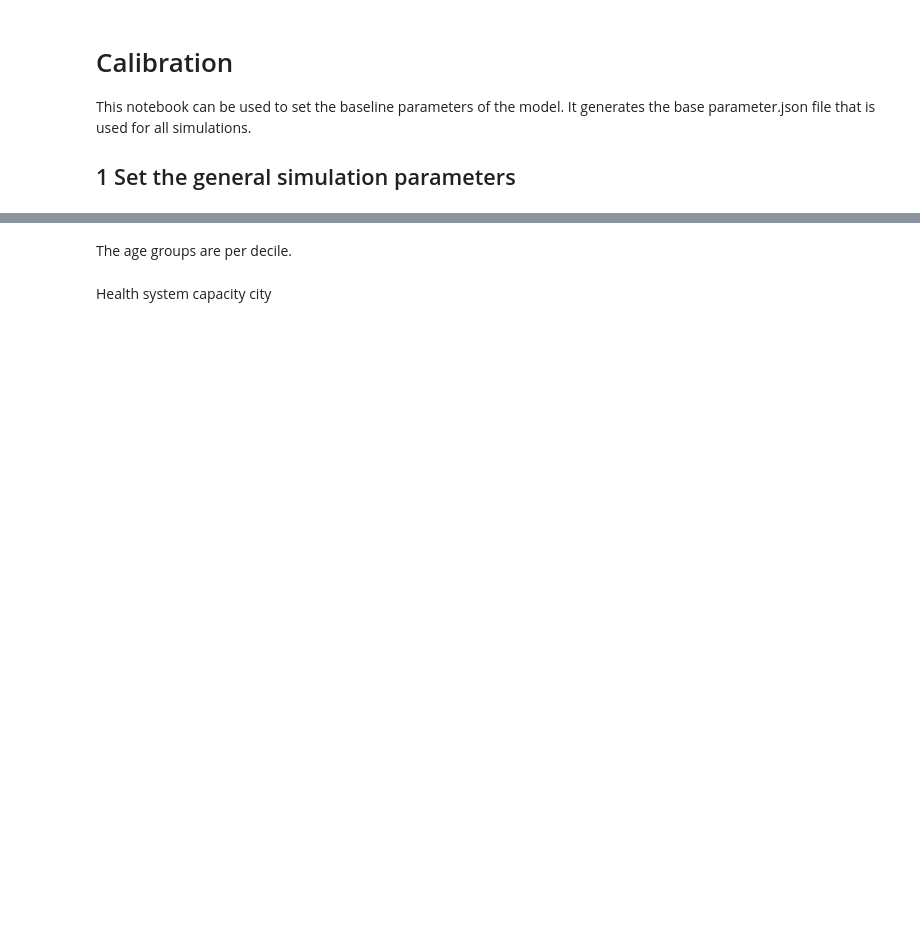
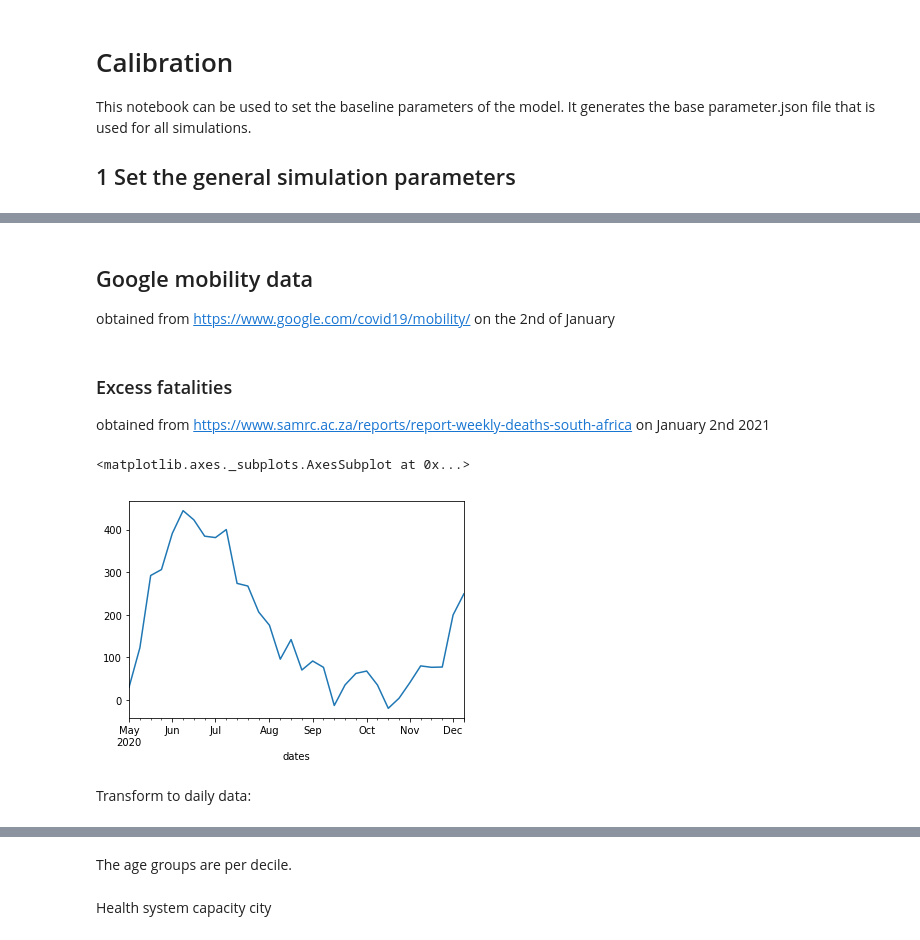
Before and after one commit to blackrhinoabm/501-V2-CT, a Jupyter notebook: calibration.ipynb, the cells around one changed output, grey strips where cells are left out. Cells and saved outputs as stored; diff of their text form; code cells hidden in the pictures; blank space fills up the shorter version.

```diff
--- a/calibration.ipynb
+++ b/calibration.ipynb
@@ -88,0 +22,4 @@ initial_agents
+# %% [markdown]
+##  Google mobility data
+
+obtained from https://www.google.com/covid19/mobility/ on the 2nd of January
@@ -88,0 +31,17 @@ initial_agents
+# %% [markdown]
+### Excess fatalities
+
+obtained from https://www.samrc.ac.za/reports/report-weekly-deaths-south-africa on January 2nd 2021
+# %%
+ef_ct = pd.read_excel('general_data/Estimated deaths 1+ yrs for SA 20 Dec2020 with adj2.xlsx', sheet_name='Weekly excesses', header=2)
+ef_ct['dates'] = ef_ct['Unnamed: 0']
+ef_ct.index = ef_ct['dates']
+# %%
+cpt_weekly_excess_fatalities = ef_ct['CPT'].iloc[1:-2]
+# %%
+cpt_weekly_excess_fatalities.plot()
+# %% [output]
+<matplotlib.axes._subplots.AxesSubplot at 0x...>
+[figure, added]
+# %% [markdown]
+Transform to daily data:
```
Also changed, not shown: parts of 55 cells of this notebook, 19 other files.
